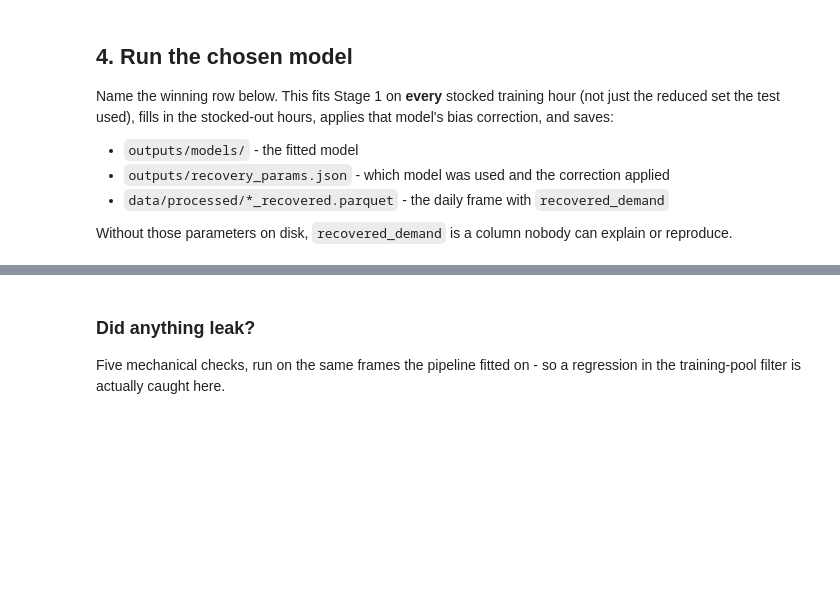
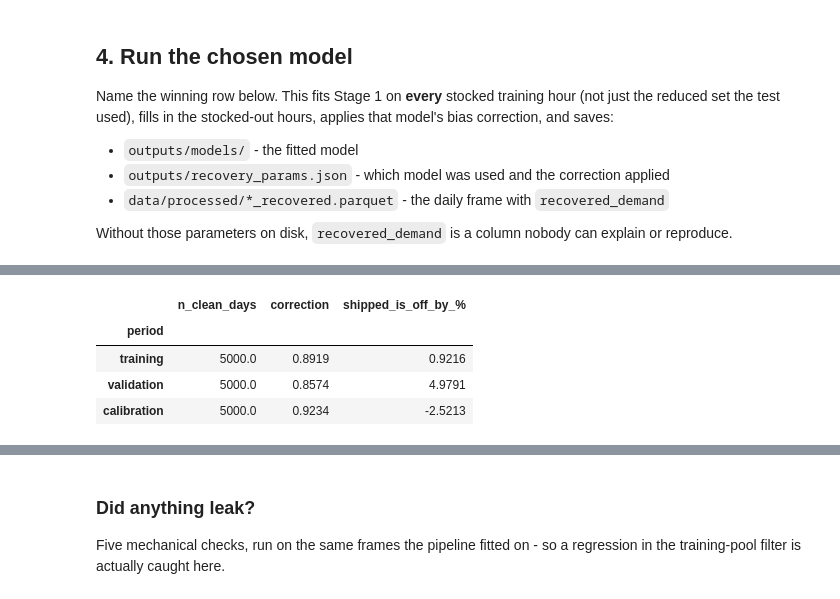
Before and after one commit to ACM40960/retail-demand-forecasting, a Jupyter notebook: notebooks/01_data_and_recovery.ipynb, the cells around one changed output, grey strips where cells are left out. Drawn from its saved outputs; the diff is of its cells as text; code cells hidden in the pictures; blank space fills up the shorter version.

```diff
--- a/notebooks/01_data_and_recovery.ipynb
+++ b/notebooks/01_data_and_recovery.ipynb
@@ -269,0 +322,11 @@ plots.plot_recovery_example(recovered, save_path=config.RECOVERY_PLOT)
+# %%
+RUN_CORRECTION_CHECK = False   # refits Stage 1 per window; off = load the saved CSV
+
+(recovery.correction_by_period(daily) if RUN_CORRECTION_CHECK
+ else saved(config.CORRECTION_BY_PERIOD, "RUN_CORRECTION_CHECK"))
+# %% [output]
+|  | n_clean_days | correction | shipped_is_off_by_% |
+| period |  |  |  |
+| training | 5000.0 | 0.8919 | 0.9216 |
+| validation | 5000.0 | 0.8574 | 4.9791 |
+| calibration | 5000.0 | 0.9234 | -2.5213 |
```
Also changed, not shown: parts of 22 cells of this notebook, 22 other files.
